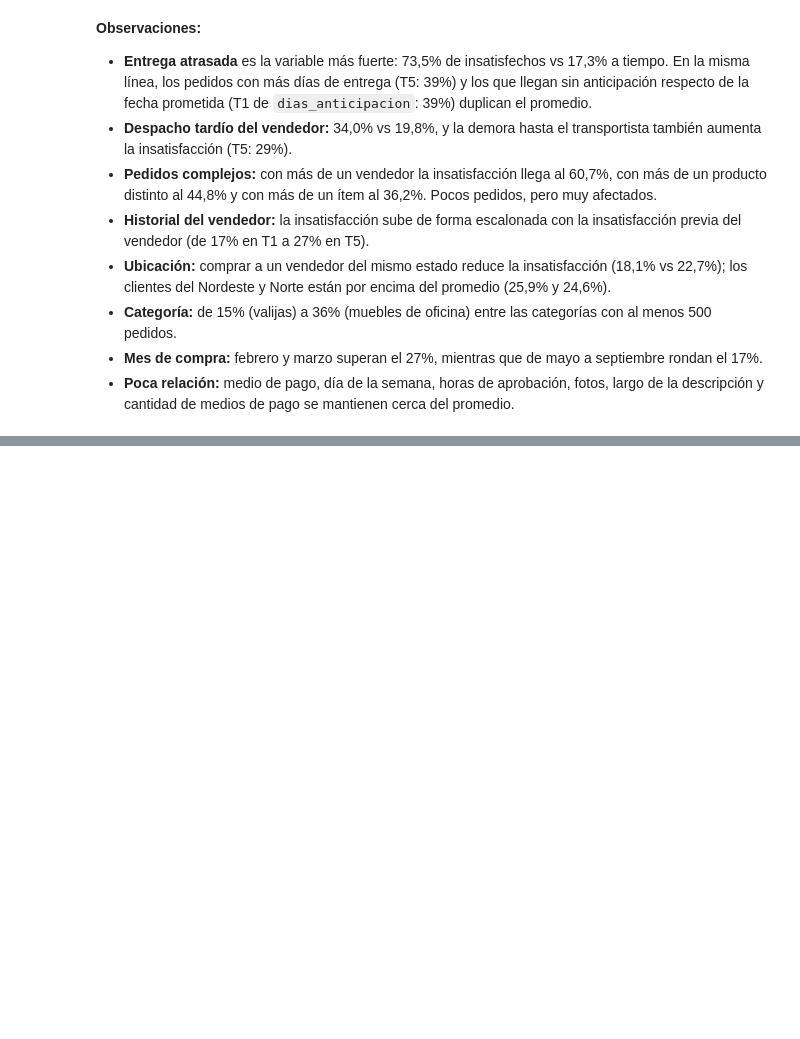
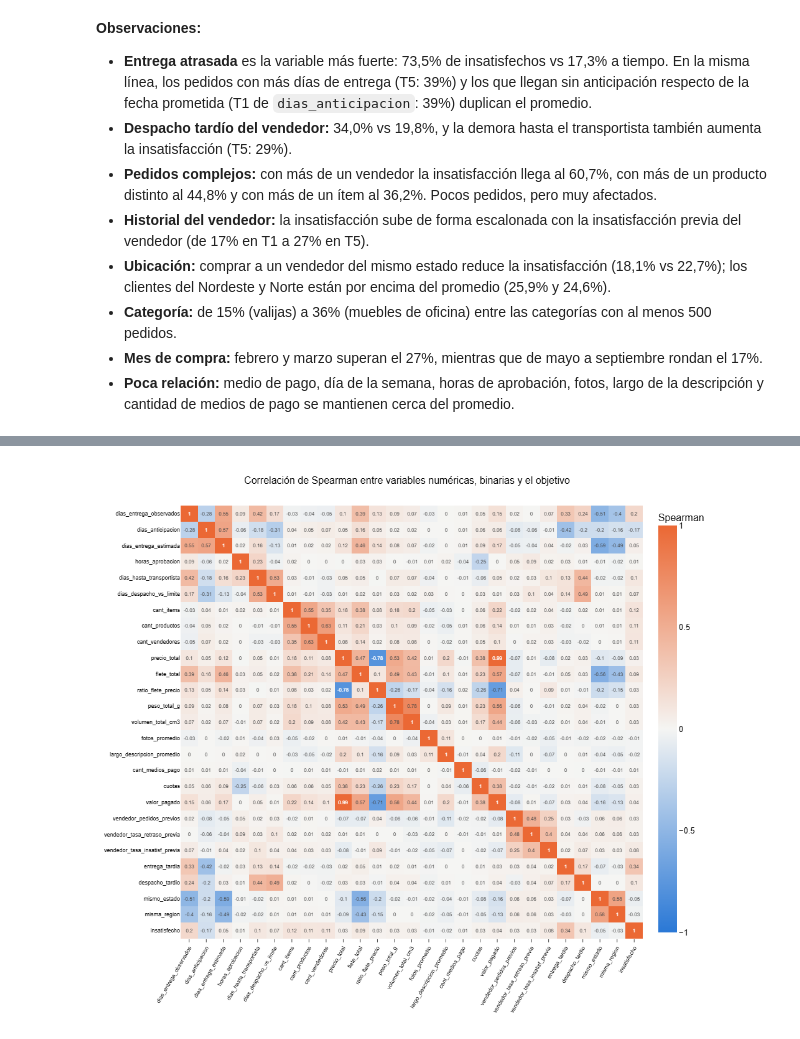
Before and after one commit to cynthiavivas9-ship-it/Proyecto-Mineria-de-datos, a Jupyter notebook: notebooks/03_eda.ipynb, the cells around one changed output, grey strips where cells are left out. Saved outputs shown, nothing was run; the diff lists cells and outputs as text; code cells hidden in the pictures; blank space fills up the shorter version.

Commit message:
EDA completo: correlaciones y conclusiones

```diff
--- a/notebooks/03_eda.ipynb
+++ b/notebooks/03_eda.ipynb
@@ -622,0 +633,19 @@ fig.show()
+# %%
+vars_corr = VARS_NUMERICAS + VARS_BINARIAS + [VAR_OBJETIVO]
+corr = df[vars_corr].corr(method='spearman')
+
+fig = go.Figure(go.Heatmap(
+    z=corr.values, x=corr.columns, y=corr.index, zmin=-1, zmax=1,
+    colorscale=[[0, AZUL], [0.5, '#f5f5f3'], [1, NARANJA]],    # azul = negativa, naranja = positiva
+    text=corr.round(2).values, texttemplate='%{text}', textfont=dict(size=8),
+    hovertemplate='%{y}<br>%{x}<br>correlación: %{z:.2f}<extra></extra>',
+    colorbar=dict(title='Spearman'),
+))
+fig.update_xaxes(tickangle=-60, tickfont_size=9, showgrid=False)
+fig.update_yaxes(autorange='reversed', tickfont_size=9, showgrid=False)
+fig.update_layout(height=900, width=1000,
+                  title='Correlación de Spearman entre variables numéricas, binarias y el objetivo')
+guardar(fig, '03_09_correlaciones')
+fig.show()
+# %% [output]
+[figure, added]
```
Also changed, not shown: parts of 4 cells of this notebook, 1 other file.
